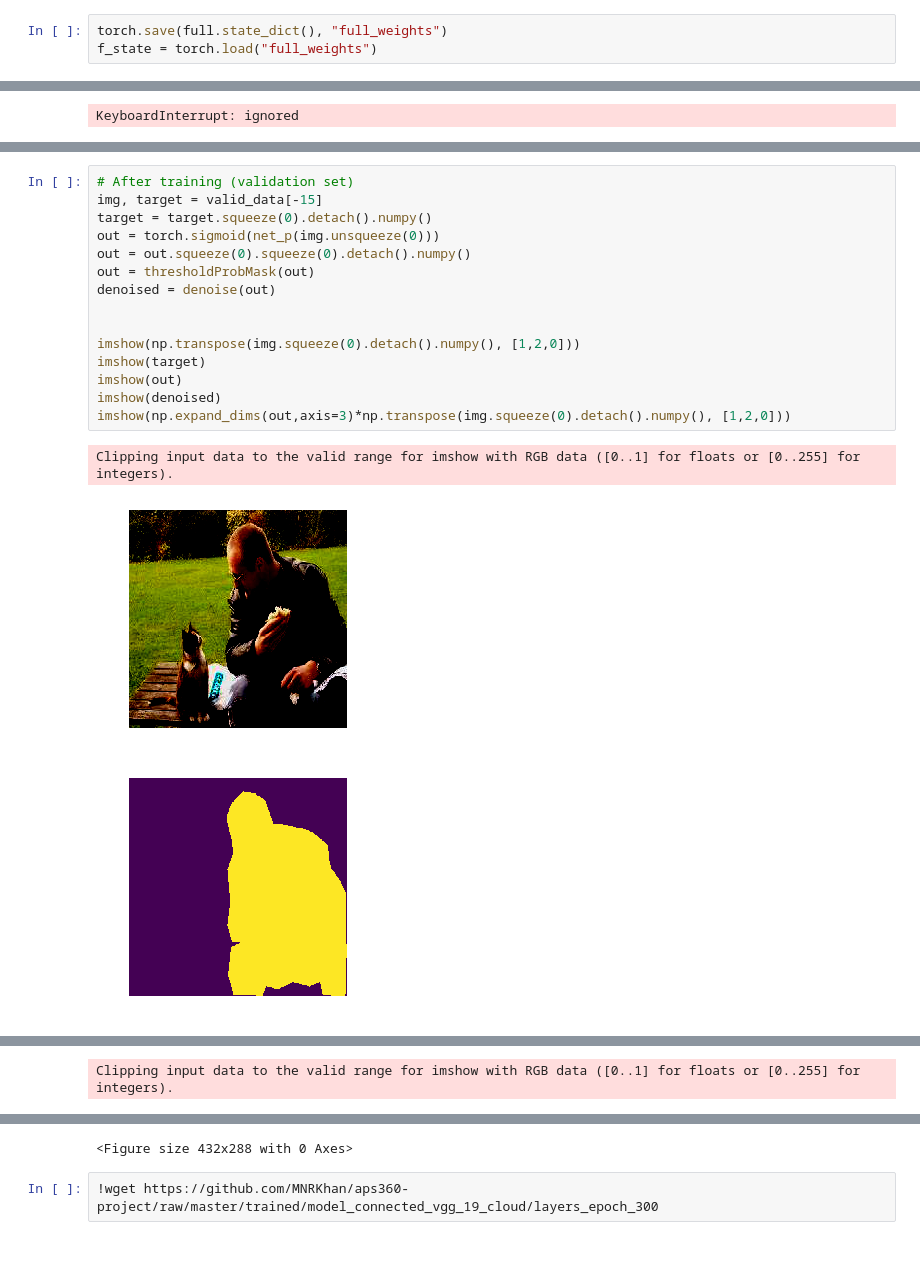
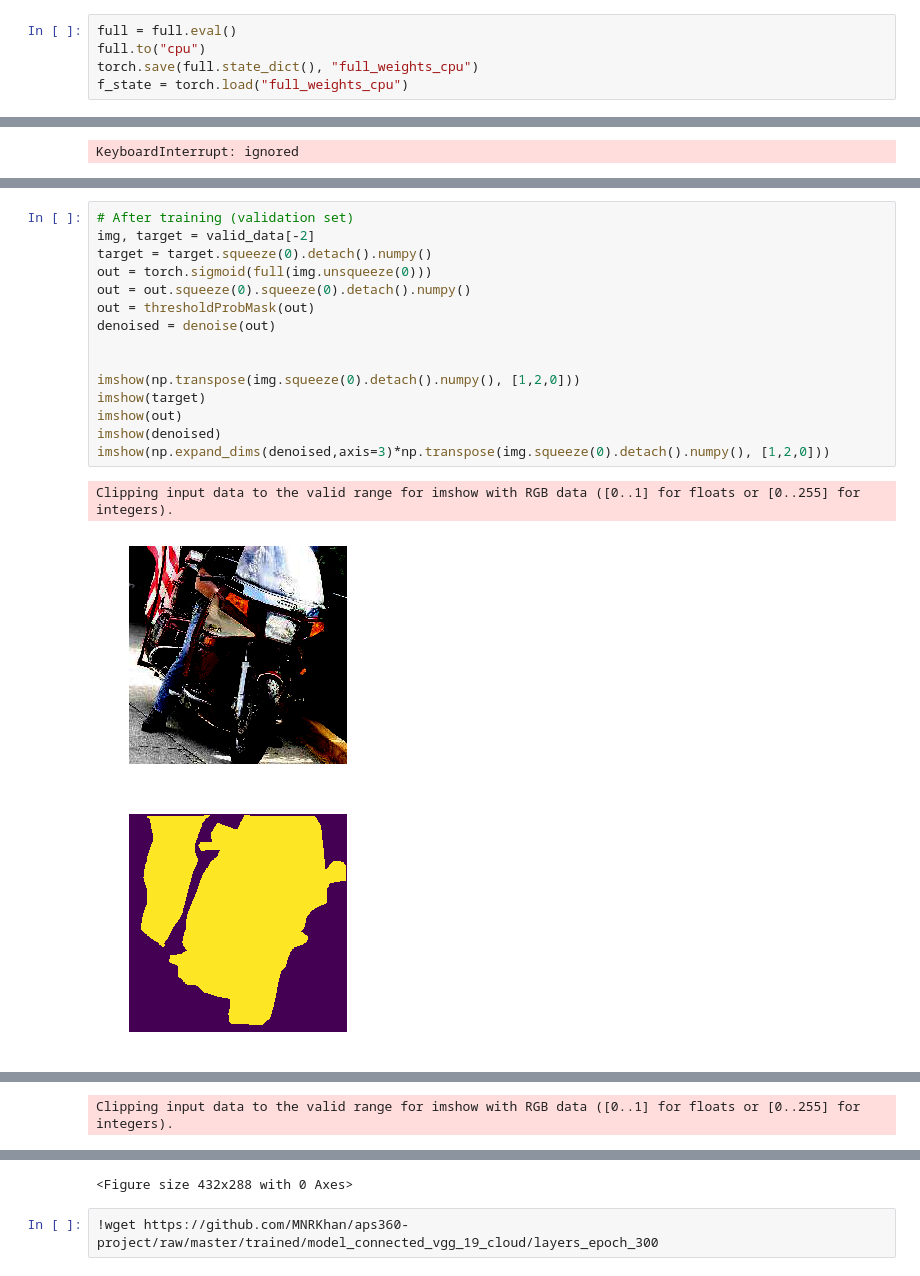
Before and after one commit to MNRKhan/aps360-project, a Jupyter notebook: trained/model_resnet/train_resnet_cloud.ipynb, the cells around one changed output, grey strips where cells are left out. Saved outputs shown, nothing was run; the diff lists cells and outputs as text.

```diff
--- a/trained/model_resnet/train_resnet_cloud.ipynb
+++ b/trained/model_resnet/train_resnet_cloud.ipynb
@@ -193,8 +193,10 @@ On at epoch: 74
 [figure]
 [figure]
 # %%
-torch.save(full.state_dict(), "full_weights")
-f_state = torch.load("full_weights")
+full = full.eval()
+full.to("cpu")
+torch.save(full.state_dict(), "full_weights_cpu")
+f_state = torch.load("full_weights_cpu")
 # %%
 !wget https://github.com/MNRKhan/aps360-project/raw/master/modules/saving_pretrain.py
 # %% [output]
@@ -650,20 +739,20 @@ Clipping input data to the valid range for imshow with RGB data ([0..1] for floa
 <Figure size 432x288 with 0 Axes>
 # %%
 # After training (validation set)
-img, target = valid_data[-15]
+img, target = valid_data[-2]
 target = target.squeeze(0).detach().numpy()
-out = torch.sigmoid(net_p(img.unsqueeze(0)))
+out = torch.sigmoid(full(img.unsqueeze(0)))
 out = out.squeeze(0).squeeze(0).detach().numpy()
 out = thresholdProbMask(out)
 denoised = denoise(out)
 
 
 imshow(np.transpose(img.squeeze(0).detach().numpy(), [1,2,0]))
 imshow(target)
 imshow(out)
 imshow(denoised)
-imshow(np.expand_dims(out,axis=3)*np.transpose(img.squeeze(0).detach().numpy(), [1,2,0]))
+imshow(np.expand_dims(denoised,axis=3)*np.transpose(img.squeeze(0).detach().numpy(), [1,2,0]))
 # %% [output]
 Clipping input data to the valid range for imshow with RGB data ([0..1] for floats or [0..255] for integers).
-[figure, old version]
+[figure, new version]
-[figure, old version]
+[figure, new version]
```
Also changed, not shown: parts of 10 cells of this notebook.
